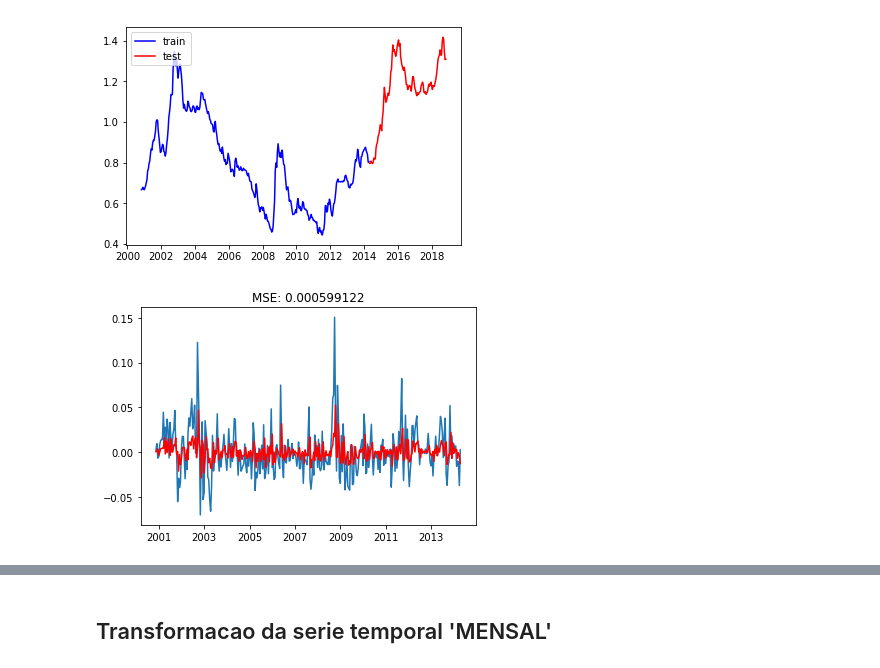
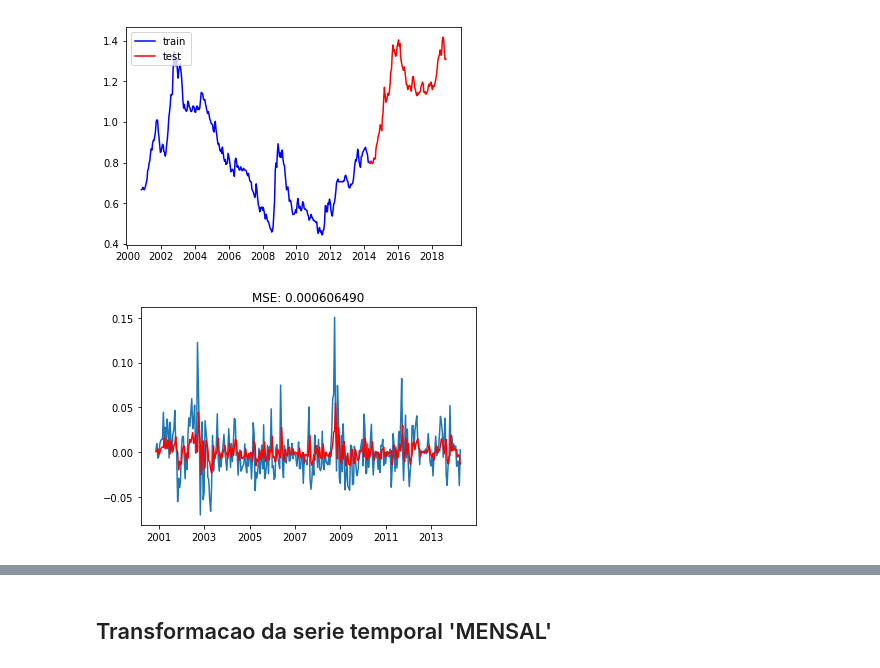
Before and after one commit to jorgealmeidajr/tcc-senai-timeseries, a Jupyter notebook: src/timeseries01-arima.ipynb, the cells around one changed output, grey strips where cells are left out. Drawn from its saved outputs; the diff is of its cells as text; code cells hidden in the pictures.

```diff
--- a/src/timeseries01-arima.ipynb
+++ b/src/timeseries01-arima.ipynb
@@ -55,18 +54,19 @@ Dataset 'train' length:  324
 Dataset 'test' length:  109
 [figure]
 # %%
-# melhores parametros encontrados no Grid Search
-arima_params = (0, 1, 1)
+# depois do Grid Search
+# Melhores parametros: ARIMA(1, 1, 0)
+arima_params = (1, 1, 0)
 
 model = ARIMA(train, order=arima_params)
 results_ARIMA = model.fit(disp=-1)
 
 train_size = int(len(ts_transform['ts_log_diff']) * constants.PORCENTAGEM)
 ts_train = ts_transform['ts_log_diff'][0:train_size-1]
 
 timeseries.plot_train_and_arima(ts_train, results_ARIMA)
 # %% [output]
-[figure, old version]
+[figure, new version]
 # %%
 predictions_ARIMA_diff = pd.Series(results_ARIMA.fittedvalues, copy=True)
 
```
Also changed, not shown: parts of 13 cells of this notebook, 4 other files.
